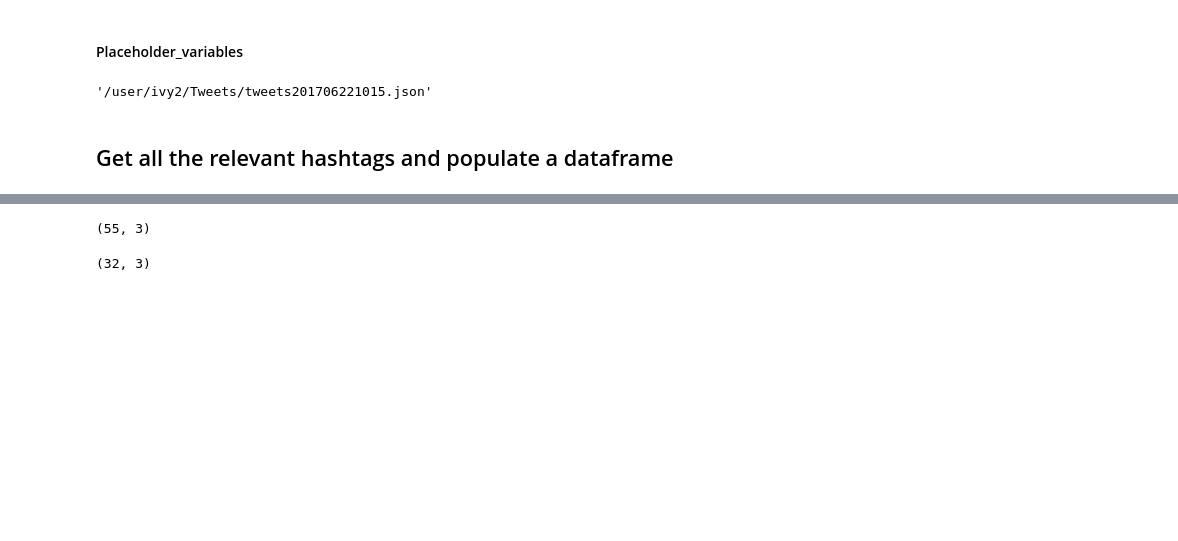
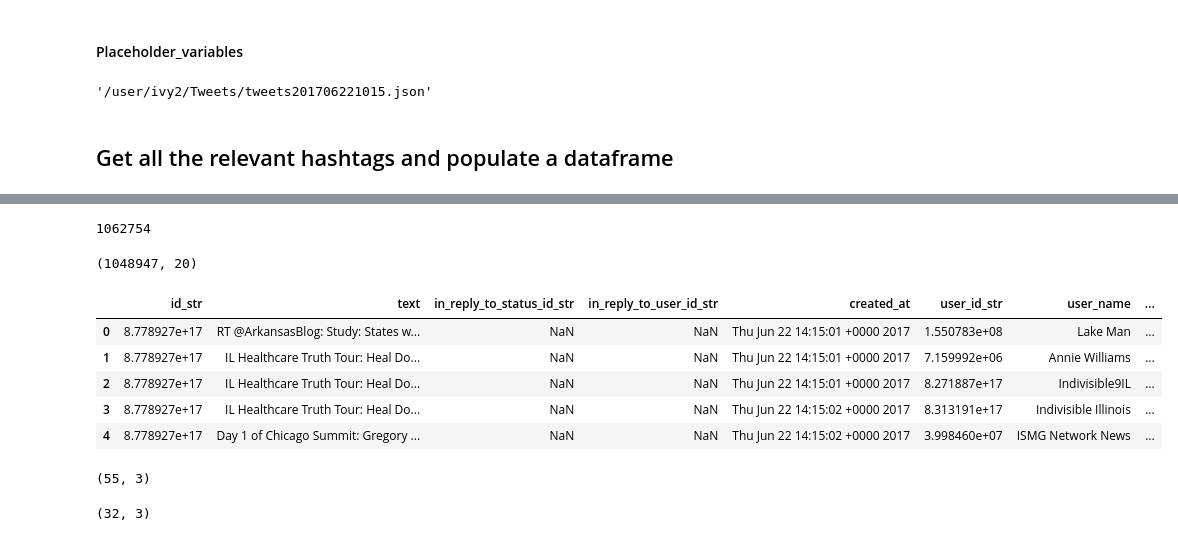
Before and after one commit to DoinGodsWork37/BigDataEngg, a Jupyter notebook: final_project/Final_countdown_tododooodooo.ipynb, the cells around one changed output, grey strips where cells are left out. Drawn from its saved outputs; the diff is of its cells as text; code cells hidden in the pictures; blank space fills up the shorter version.

```diff
--- a/final_project/Final_countdown_tododooodooo.ipynb
+++ b/final_project/Final_countdown_tododooodooo.ipynb
@@ -204,3 +209,23 @@ os.listdir(os.getcwd())
+# %%
+with open(os.path.join(os.getcwd(), "temp.csv")) as f:
+    x = sum(1 for line in f)
+    print(x)
+# %% [output]
+1062754
+# %%
+hola = pd.read_csv(os.path.join(os.getcwd(), "temp.csv"), index_col="Unnamed: 0")
+display(
+    hola.shape,
+    hola.head()
+)
+# %% [output]
+(1048947, 20)
+|  | id_str | text | in_reply_to_status_id_str | in_reply_to_user_id_str | created_at | user_id_str | user_name | ... |
+| 0 | 8.778927e+17 | RT @ArkansasBlog: Study: States w... | NaN | NaN | Thu Jun 22 14:15:01 +0000 2017 | 1.550783e+08 | Lake Man | ... |
+| 1 | 8.778927e+17 | IL Healthcare Truth Tour: Heal Do... | NaN | NaN | Thu Jun 22 14:15:01 +0000 2017 | 7.159992e+06 | Annie Williams | ... |
+| 2 | 8.778927e+17 | IL Healthcare Truth Tour: Heal Do... | NaN | NaN | Thu Jun 22 14:15:01 +0000 2017 | 8.271887e+17 | Indivisible9IL | ... |
+| 3 | 8.778927e+17 | IL Healthcare Truth Tour: Heal Do... | NaN | NaN | Thu Jun 22 14:15:02 +0000 2017 | 8.313191e+17 | Indivisible Illinois | ... |
+| 4 | 8.778927e+17 | Day 1 of Chicago Summit: Gregory ... | NaN | NaN | Thu Jun 22 14:15:02 +0000 2017 | 3.998460e+07 | ISMG Network News | ... |
 # %%
 uic_favored_tags = ["UIC", "UICProud"]
 
```
Also changed, not shown: parts of 1 cell of this notebook, 1 other file.
